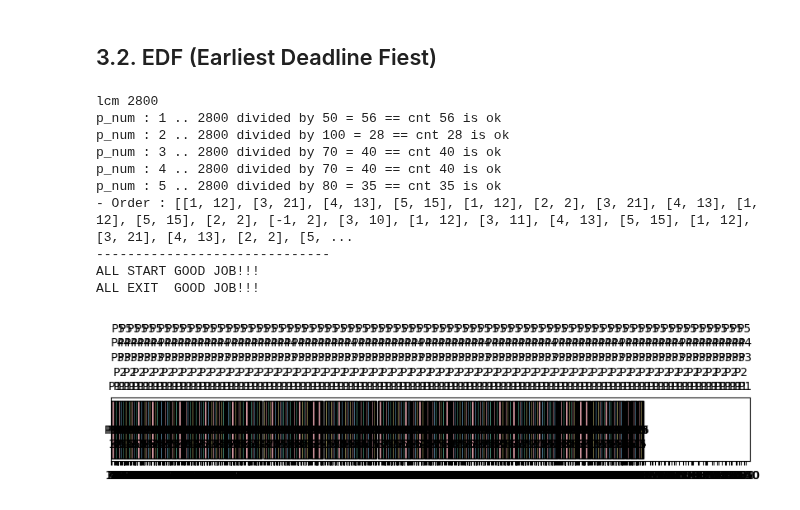
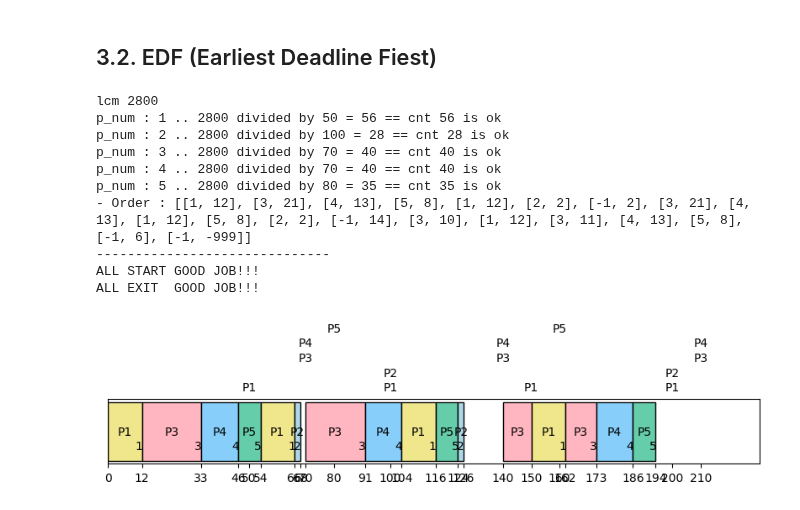
Before and after one commit to jiho264/2023os, a Jupyter notebook: homework01/homework01_EDFdoneandedit.ipynb, the cells around one changed output. Cells and saved outputs as stored; diff of their text form; code cells hidden in the pictures.

```diff
--- a/homework01/homework01_EDFdoneandedit.ipynb
+++ b/homework01/homework01_EDFdoneandedit.ipynb
@@ -27,7 +27,7 @@ import json
 # %% [markdown]
 - _JSON_NUM_ 변경해가며 출력 가능
 # %%
-_JSON_NUM_ = 1
+_JSON_NUM_ = 2
 # %% [markdown]
 - 입력할 전체 프로세스들의 시간 길이. 스케쥴링 완료 시 이전에 for문 종료
 # %%
@@ -1097,6 +1179,7 @@ def EDF(_list):
     _period_vector = []
     _jop_complete_alram_vector = []
 
+
     # 가장 긴 주기 2배 만큼 플로팅
     _periods = []
     _complete_counter = []
@@ -1104,6 +1187,9 @@ def EDF(_list):
         _period_vector.append([_process['Num'], _process['Period']])
         _complete_counter.append(0)
         _periods.append(_process['Period'])
+
+    _max_period = max(_periods)*2
+
 
     # 최소공배수 구하기
     _lcm = lcm_solution(_periods)
@@ -1123,8 +1209,9 @@ def EDF(_list):
         # period에 기반한 우선순위 설정
         if (_list == []):
             # 비어있을 시 대기시간 추가
-            _order.append([_NON_PROCESS_, 1])
-            continue
+            if (_now_time < _max_period):
+                _order.append([_NON_PROCESS_, 1])
+
         else:
             # 우선순위 별 정렬
             _list = sorted(_list, key=lambda x: x['Period'])
@@ -1148,12 +1235,14 @@ def EDF(_list):
             _list.insert(0, _i_want_complete)
             ###################################
             # 오더 추가
-            _order.append([_list[0]['Num'], 1])
+            if (_now_time < _max_period):
+                _order.append([_list[0]['Num'], 1])
             # 진행 상황 반영
             _list[0]['Burst_time'] -= 1
             # 모두 진행 되었으면, 큐에서 삭제
             if (_list[0]['Burst_time'] == 0):
-                _jop_complete_alram_vector.append([_list[0]['Num'], _now_time])
+                if (_now_time < _max_period):
+                    _jop_complete_alram_vector.append([_list[0]['Num'], _now_time])
                 _complete_counter[_list[0]['Num']-1] += 1
                 _list.pop(0)
 
@@ -1163,32 +1252,32 @@ def EDF(_list):
             for _process in _original_list:
                 if (_now_time / _process['Period'] <= _complete_counter[_process['Num']-1]):
                     print("p_num :", _process['Num'], "..", _lcm, "divided by", _process['Period'], '=', int(
                         _now_time / _process['Period']), "== cnt", _complete_counter[_process['Num']-1], "is ok")
                 else:
                     print("p_num :", _process['Num'], "CAN'T DO THIS")
                     print("force exit..")
                     return
 
     # 종료 플래그 삽입
     _order.append([_NON_PROCESS_, _ALL_JOB_IS_DONE_])
     _order = order_zip(_order)
 
     draw(_order, True, _period_vector, _jop_complete_alram_vector)
 
 _list = copy.deepcopy(_DATA_)
 EDF(_list)
 
 #######################
 # 해당 스케쥴링 불가한 경우, 진행 불가하단 메시지 출력함.
 # %% [output]
 lcm 2800
 p_num : 1 .. 2800 divided by 50 = 56 == cnt 56 is ok
 p_num : 2 .. 2800 divided by 100 = 28 == cnt 28 is ok
 p_num : 3 .. 2800 divided by 70 = 40 == cnt 40 is ok
 p_num : 4 .. 2800 divided by 70 = 40 == cnt 40 is ok
 p_num : 5 .. 2800 divided by 80 = 35 == cnt 35 is ok
-- Order : [[1, 12], [3, 21], [4, 13], [5, 15], [1, 12], [2, 2], [3, 21], [4, 13], [1, 12], [5, 15], [2, 2], [-1, 2], [3, 10], [1, 12], [3, 11], [4, 13], [5, 15], [1, 12], [3, 21], [4, 13], [2, 2], [5, ...
+- Order : [[1, 12], [3, 21], [4, 13], [5, 8], [1, 12], [2, 2], [-1, 2], [3, 21], [4, 13], [1, 12], [5, 8], [2, 2], [-1, 14], [3, 10], [1, 12], [3, 11], [4, 13], [5, 8], [-1, 6], [-1, -999]]
 ------------------------------
 ALL START GOOD JOB!!!
 ALL EXIT  GOOD JOB!!!
-[figure, old version]
+[figure, new version]
```
Also changed, not shown: parts of 13 cells of this notebook, 5 other files.
